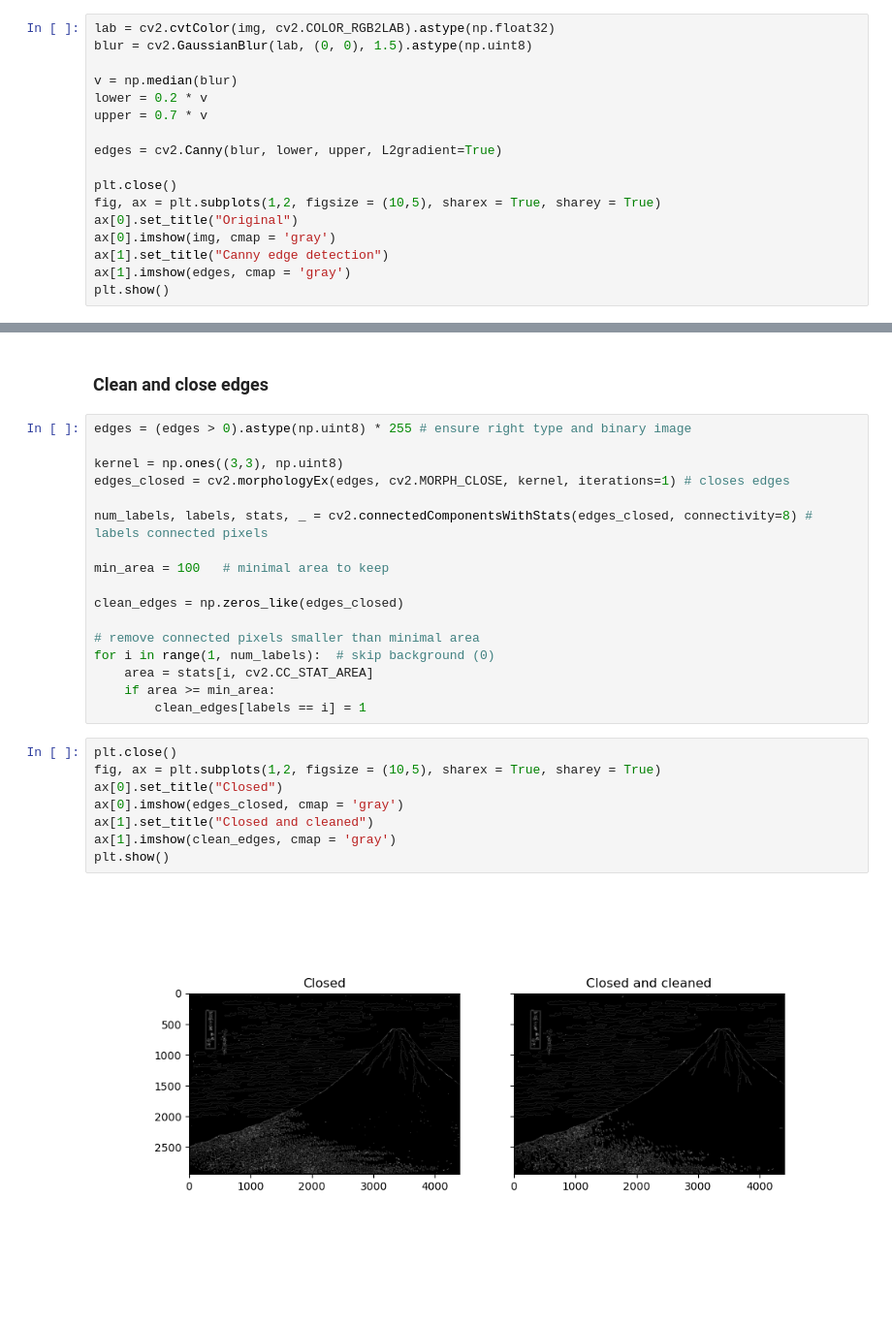
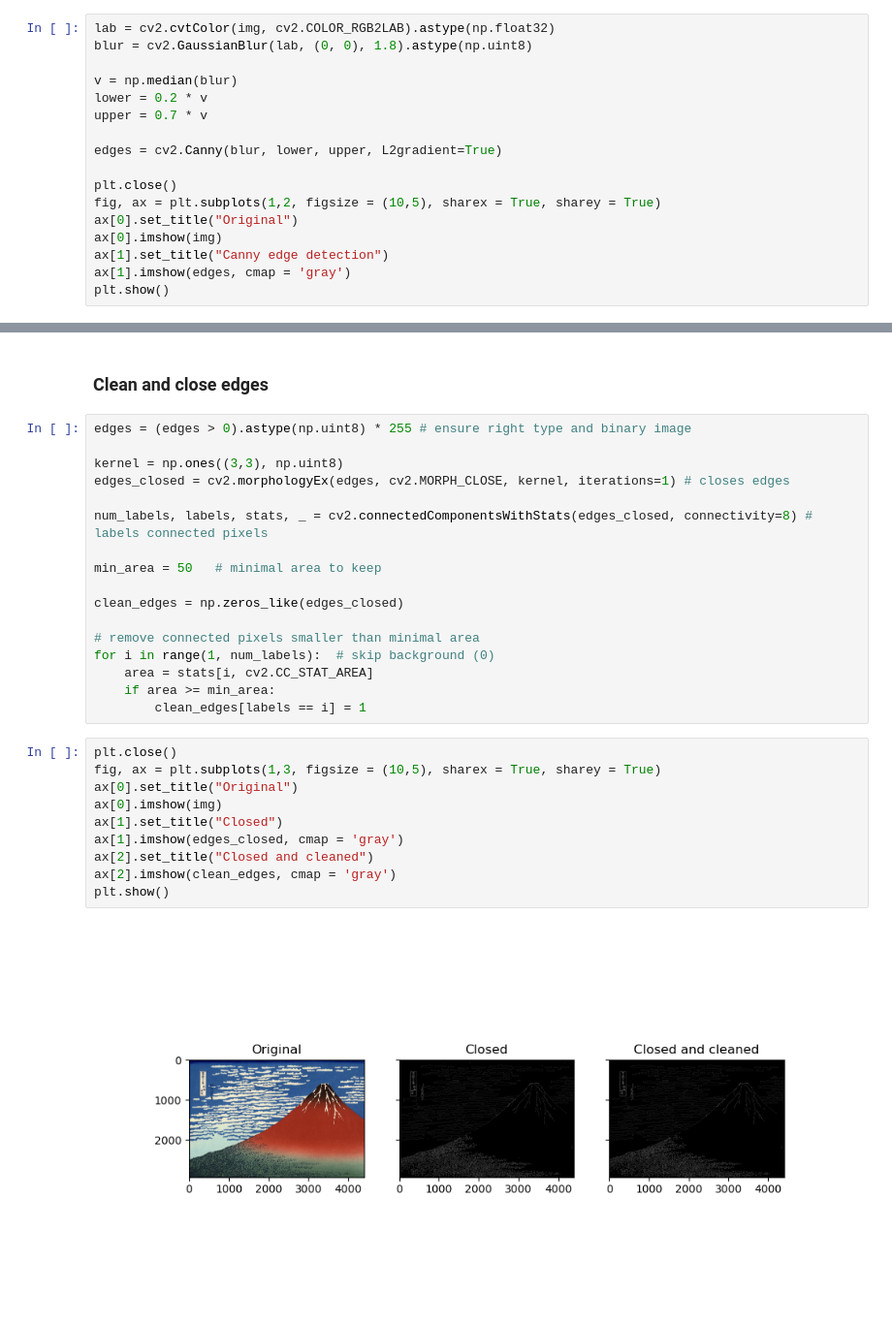
Before and after one commit to fligt/ukiyo-e-notebooks, a Jupyter notebook: nbs/tessa/07_Masks.ipynb, the cells around one changed output, grey strips where cells are left out. Shown at 97% size. Cells and saved outputs as stored; diff of their text form.

```diff
--- a/nbs/tessa/07_Masks.ipynb
+++ b/nbs/tessa/07_Masks.ipynb
@@ -14,7 +15,7 @@ img = cv2.cvtColor(img, cv2.COLOR_BGR2RGB)
 ### Canny edge detection
 # %%
 lab = cv2.cvtColor(img, cv2.COLOR_RGB2LAB).astype(np.float32)
-blur = cv2.GaussianBlur(lab, (0, 0), 1.5).astype(np.uint8)
+blur = cv2.GaussianBlur(lab, (0, 0), 1.8).astype(np.uint8)
 
 v = np.median(blur)
 lower = 0.2 * v
@@ -25,7 +26,7 @@ edges = cv2.Canny(blur, lower, upper, L2gradient=True)
 plt.close()
 fig, ax = plt.subplots(1,2, figsize = (10,5), sharex = True, sharey = True)
 ax[0].set_title("Original")
-ax[0].imshow(img, cmap = 'gray')
+ax[0].imshow(img)
 ax[1].set_title("Canny edge detection")
 ax[1].imshow(edges, cmap = 'gray')
 plt.show()
@@ -41,7 +42,7 @@ edges_closed = cv2.morphologyEx(edges, cv2.MORPH_CLOSE, kernel, iterations=1) #
 
 num_labels, labels, stats, _ = cv2.connectedComponentsWithStats(edges_closed, connectivity=8) # labels connected pixels
 
-min_area = 100   # minimal area to keep
+min_area = 50   # minimal area to keep
 
 clean_edges = np.zeros_like(edges_closed)
 
@@ -52,11 +53,13 @@ for i in range(1, num_labels):  # skip background (0)
         clean_edges[labels == i] = 1
 # %%
 plt.close()
-fig, ax = plt.subplots(1,2, figsize = (10,5), sharex = True, sharey = True)
-ax[0].set_title("Closed")
-ax[0].imshow(edges_closed, cmap = 'gray')
-ax[1].set_title("Closed and cleaned")
-ax[1].imshow(clean_edges, cmap = 'gray')
+fig, ax = plt.subplots(1,3, figsize = (10,5), sharex = True, sharey = True)
+ax[0].set_title("Original")
+ax[0].imshow(img)
+ax[1].set_title("Closed")
+ax[1].imshow(edges_closed, cmap = 'gray')
+ax[2].set_title("Closed and cleaned")
+ax[2].imshow(clean_edges, cmap = 'gray')
 plt.show()
 # %% [output]
-[figure, old version]
+[figure, new version]
```
Also changed, not shown: parts of 6 cells of this notebook.
